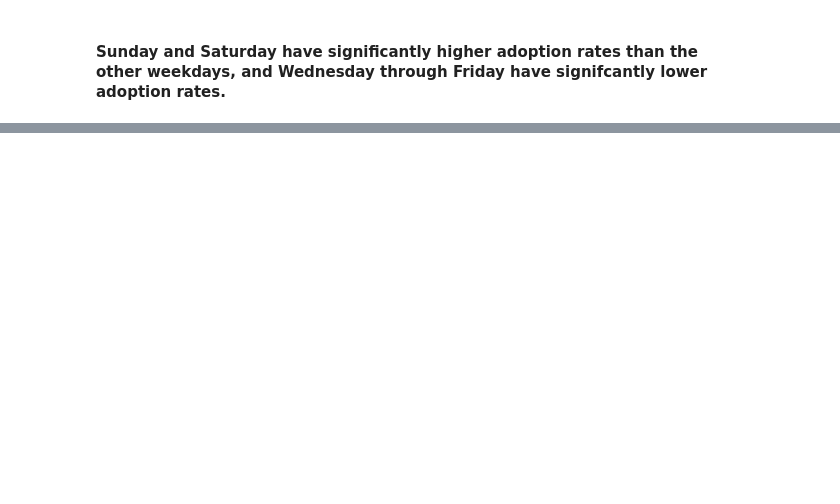
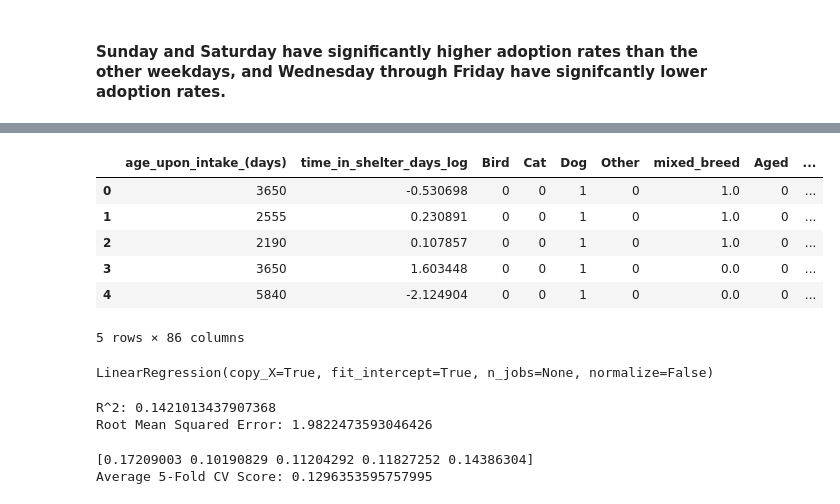
Before and after one commit to krritz/Animal-Shelter-Exploratory-Analysis, a Jupyter notebook: Animal Shelter Analysis.ipynb, the cells around one changed output, grey strips where cells are left out. Drawn from its saved outputs; the diff is of its cells as text; code cells hidden in the pictures; blank space fills up the shorter version.

```diff
--- a/Animal Shelter Analysis.ipynb
+++ b/Animal Shelter Analysis.ipynb
@@ -1498,0 +1630,5 @@ weekday_bootstrap
+# %%
+# convert income date to unix time
+model_data.intake_datetime = pd.to_datetime(model_data.intake_datetime)
+model_data['intake_datetime_unix'] = (model_data.intake_datetime - pd.Timestamp('1970-01-01')) // pd.Timedelta('1s')
+model_data = model_data.drop(columns='intake_datetime')
@@ -1498,0 +1647,34 @@ weekday_bootstrap
+# %%
+# create a dict to change breeds to AKC groups
+breed_group_dict = dog_groups[['Breed', 'American Kennel Club[4]']].set_index('Breed').to_dict()
+breed_group_dict = breed_group_dict['American Kennel Club[4]']
+
+# list - if not in this list, value is nan
+akc_list = dog_groups['American Kennel Club[4]'].dropna().unique()
+
+# replace breed with akc groups
+split = model_data['breed_list'].apply(pd.Series)
+split[0] = split[0].replace(breed_group_dict)
+split[1] = split[1].replace(breed_group_dict)
+split.loc[~split[0].isin(akc_list), 0] = np.nan
+split.loc[~split[1].isin(akc_list), 1] = np.nan
+
+# create akc groups column
+model_data['AKC Groups'] = split.values.tolist()
+
+# get dummies
+AKC_dummies = pd.get_dummies(model_data['AKC Groups'].apply(pd.Series).stack()).sum(level=0).drop(columns=['FSS (as Working Kelpie and Australian Kelpie)', 'Hound (Pequeno), Miscellaneous (Grande and Medio)','See American Akita', 'Terrier Group, Toy Group'])
+AKC_dummies = AKC_dummies[(AKC_dummies==1) | (AKC_dummies==0)].fillna(1)
+
+# combine dummies data with the rest of the data
+model_data = pd.concat([model_data, AKC_dummies], axis=1).drop(columns=['AKC Groups','breed_list']).fillna(0)
+# %%
+model_data.head()
+# %% [output]
+|  | age_upon_intake_(days) | time_in_shelter_days_log | Bird | Cat | Dog | Other | mixed_breed | Aged | ... |
+| 0 | 3650 | -0.530698 | 0 | 0 | 1 | 0 | 1.0 | 0 | ... |
+| 1 | 2555 | 0.230891 | 0 | 0 | 1 | 0 | 1.0 | 0 | ... |
+| 2 | 2190 | 0.107857 | 0 | 0 | 1 | 0 | 1.0 | 0 | ... |
+| 3 | 3650 | 1.603448 | 0 | 0 | 1 | 0 | 0.0 | 0 | ... |
+| 4 | 5840 | -2.124904 | 0 | 0 | 1 | 0 | 0.0 | 0 | ... |
+5 rows × 86 columns
@@ -1498,0 +1684,37 @@ weekday_bootstrap
+# %%
+from sklearn.model_selection import train_test_split
+from sklearn.linear_model import LinearRegression
+from sklearn.metrics import mean_squared_error
+from sklearn.model_selection import cross_val_score
+
+# Split the data into a training and test set.
+X_train, X_test, y_train, y_test = train_test_split(X, y, random_state=5)
+
+model = LinearRegression()
+
+# Fit the model on the trainng data.
+model.fit(X_train, y_train)
+# %% [output]
+LinearRegression(copy_X=True, fit_intercept=True, n_jobs=None, normalize=False)
+# %%
+# Predict on the test data: y_pred
+y_pred = model.predict(X_test)
+
+# Compute and print R^2 and RMSE
+print("R^2: {}".format(model.score(X_test, y_test)))
+rmse = np.sqrt(mean_squared_error(y_test, y_pred))
+print("Root Mean Squared Error: {}".format(rmse))
+# %% [output]
+R^2: 0.1421013437907368
+Root Mean Squared Error: 1.9822473593046426
+# %%
+# Compute 5-fold cross-validation scores: cv_scores
+cv_scores = cross_val_score(model, X, y, cv=5)
+
+# Print the 5-fold cross-validation scores
+print(cv_scores)
+
+print("Average 5-Fold CV Score: {}".format(np.mean(cv_scores)))
+# %% [output]
+[0.17209003 0.10190829 0.11204292 0.11827252 0.14386304]
+Average 5-Fold CV Score: 0.1296353595757995
```
Also changed, not shown: parts of 49 cells of this notebook.
